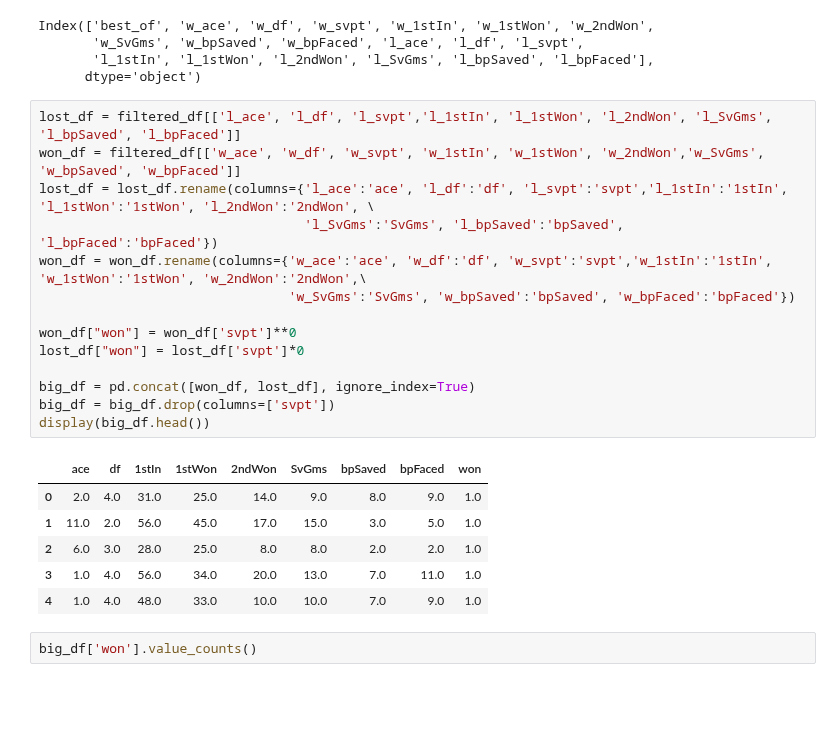
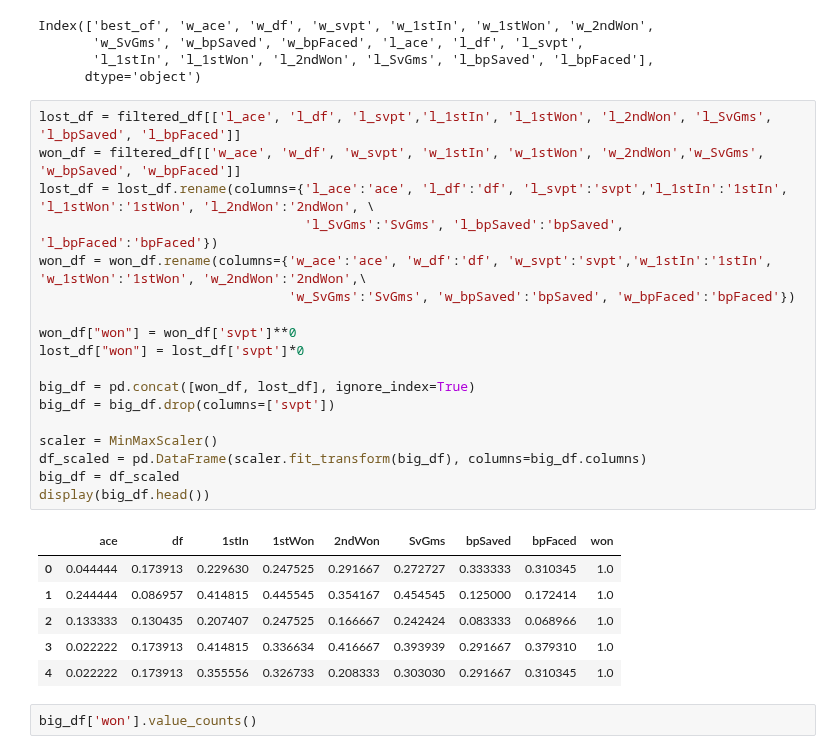
Before and after one commit to CSCI-5502/final-project, a Jupyter notebook: match-prediction/ATP Outcome Prediction.ipynb, the cells around one changed output. Drawn from its saved outputs; the diff is of its cells as text; blank space fills up the shorter version.

```diff
--- a/match-prediction/ATP Outcome Prediction.ipynb
+++ b/match-prediction/ATP Outcome Prediction.ipynb
@@ -75,24 +77,28 @@ Index(['best_of', 'w_ace', 'w_df', 'w_svpt', 'w_1stIn', 'w_1stWon', 'w_2ndWon',
 # %%
 lost_df = filtered_df[['l_ace', 'l_df', 'l_svpt','l_1stIn', 'l_1stWon', 'l_2ndWon', 'l_SvGms', 'l_bpSaved', 'l_bpFaced']]
 won_df = filtered_df[['w_ace', 'w_df', 'w_svpt', 'w_1stIn', 'w_1stWon', 'w_2ndWon','w_SvGms', 'w_bpSaved', 'w_bpFaced']]
 lost_df = lost_df.rename(columns={'l_ace':'ace', 'l_df':'df', 'l_svpt':'svpt','l_1stIn':'1stIn', 'l_1stWon':'1stWon', 'l_2ndWon':'2ndWon', \
                                   'l_SvGms':'SvGms', 'l_bpSaved':'bpSaved', 'l_bpFaced':'bpFaced'})
 won_df = won_df.rename(columns={'w_ace':'ace', 'w_df':'df', 'w_svpt':'svpt','w_1stIn':'1stIn', 'w_1stWon':'1stWon', 'w_2ndWon':'2ndWon',\
                                 'w_SvGms':'SvGms', 'w_bpSaved':'bpSaved', 'w_bpFaced':'bpFaced'})
 
 won_df["won"] = won_df['svpt']**0
 lost_df["won"] = lost_df['svpt']*0
 
 big_df = pd.concat([won_df, lost_df], ignore_index=True)
 big_df = big_df.drop(columns=['svpt'])
+
+scaler = MinMaxScaler()
+df_scaled = pd.DataFrame(scaler.fit_transform(big_df), columns=big_df.columns)
+big_df = df_scaled
 display(big_df.head())
 # %% [output]
 |  | ace | df | 1stIn | 1stWon | 2ndWon | SvGms | bpSaved | bpFaced | won |
-| 0 | 2.0 | 4.0 | 31.0 | 25.0 | 14.0 | 9.0 | 8.0 | 9.0 | 1.0 |
-| 1 | 11.0 | 2.0 | 56.0 | 45.0 | 17.0 | 15.0 | 3.0 | 5.0 | 1.0 |
-| 2 | 6.0 | 3.0 | 28.0 | 25.0 | 8.0 | 8.0 | 2.0 | 2.0 | 1.0 |
-| 3 | 1.0 | 4.0 | 56.0 | 34.0 | 20.0 | 13.0 | 7.0 | 11.0 | 1.0 |
-| 4 | 1.0 | 4.0 | 48.0 | 33.0 | 10.0 | 10.0 | 7.0 | 9.0 | 1.0 |
+| 0 | 0.044444 | 0.173913 | 0.229630 | 0.247525 | 0.291667 | 0.272727 | 0.333333 | 0.310345 | 1.0 |
+| 1 | 0.244444 | 0.086957 | 0.414815 | 0.445545 | 0.354167 | 0.454545 | 0.125000 | 0.172414 | 1.0 |
+| 2 | 0.133333 | 0.130435 | 0.207407 | 0.247525 | 0.166667 | 0.242424 | 0.083333 | 0.068966 | 1.0 |
+| 3 | 0.022222 | 0.173913 | 0.414815 | 0.336634 | 0.416667 | 0.393939 | 0.291667 | 0.379310 | 1.0 |
+| 4 | 0.022222 | 0.173913 | 0.355556 | 0.326733 | 0.208333 | 0.303030 | 0.291667 | 0.310345 | 1.0 |
 # %%
 big_df['won'].value_counts()
 # %% [output]
```
Also changed, not shown: parts of 12 cells of this notebook.
